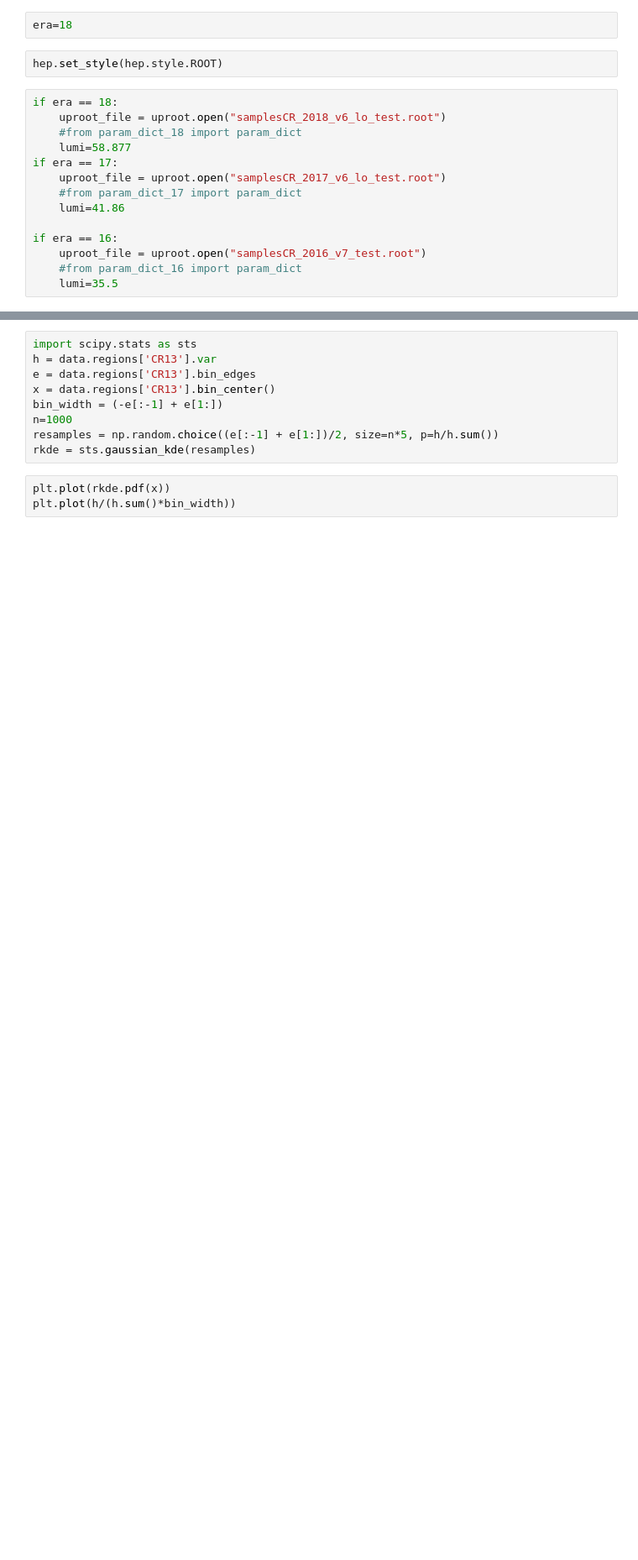
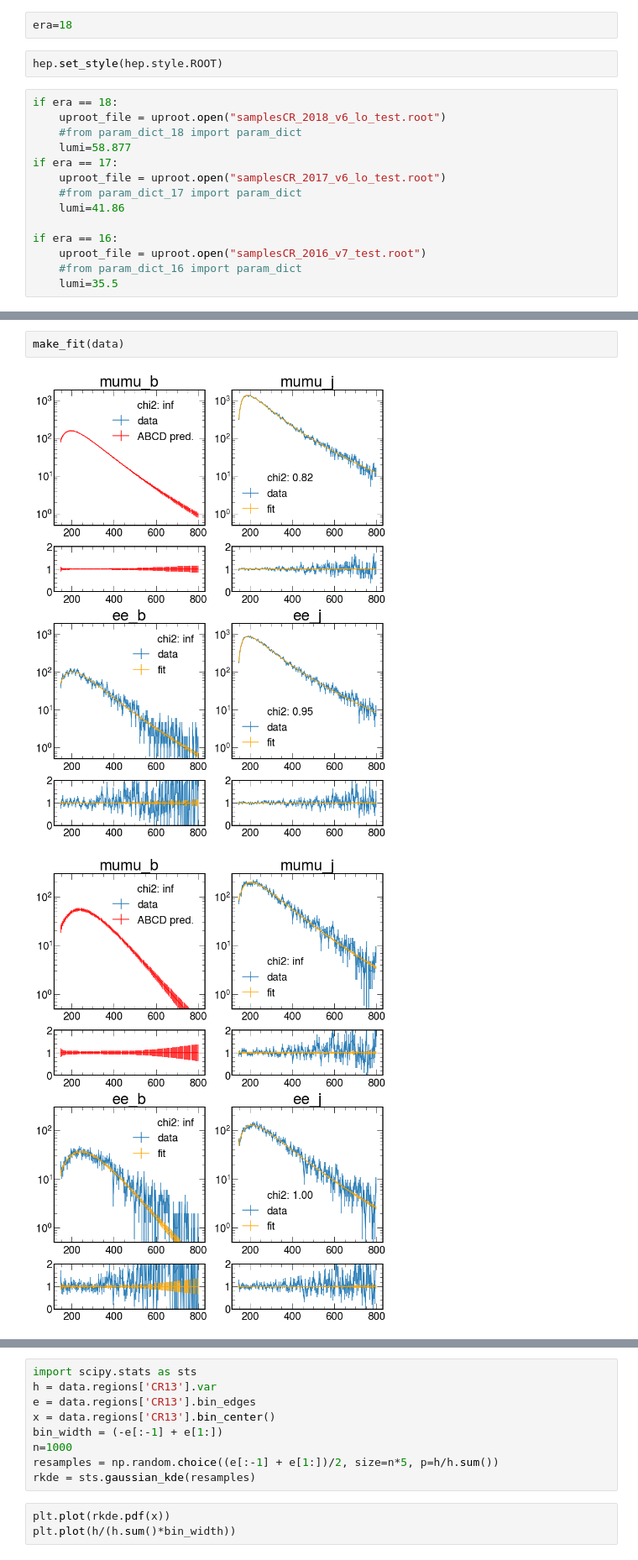
Before and after one commit to rymuelle/log_norm_fit_zprime, a Jupyter notebook: fitting_regions.ipynb, the cells around one changed output, grey strips where cells are left out. Shown at 84% size. Drawn from its saved outputs; the diff is of its cells as text; blank space fills up the shorter version.

```diff
--- a/fitting_regions.ipynb
+++ b/fitting_regions.ipynb
@@ -276,3 +357,8 @@ Name: MC background Cat: 0 regions: {'SR1': Name: 0 Sum:2593.49 Var:7471.61 Rang
+# %%
+make_fit(data)
+# %% [output]
+[figure, added]
+[figure, added]
 # %%
 abcd_fits_1,popt_mc_1 = abcd_fiter(bckground,1)
 abcd_fits_2,popt_mc_2 = abcd_fiter(bckground,2)
```
Also changed, not shown: parts of 22 cells of this notebook.
